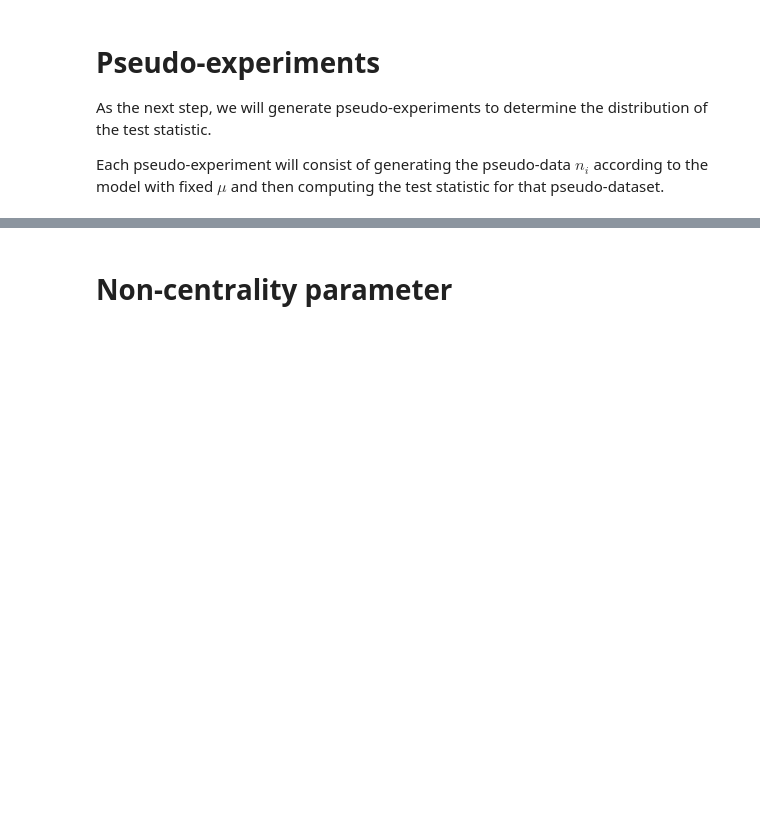
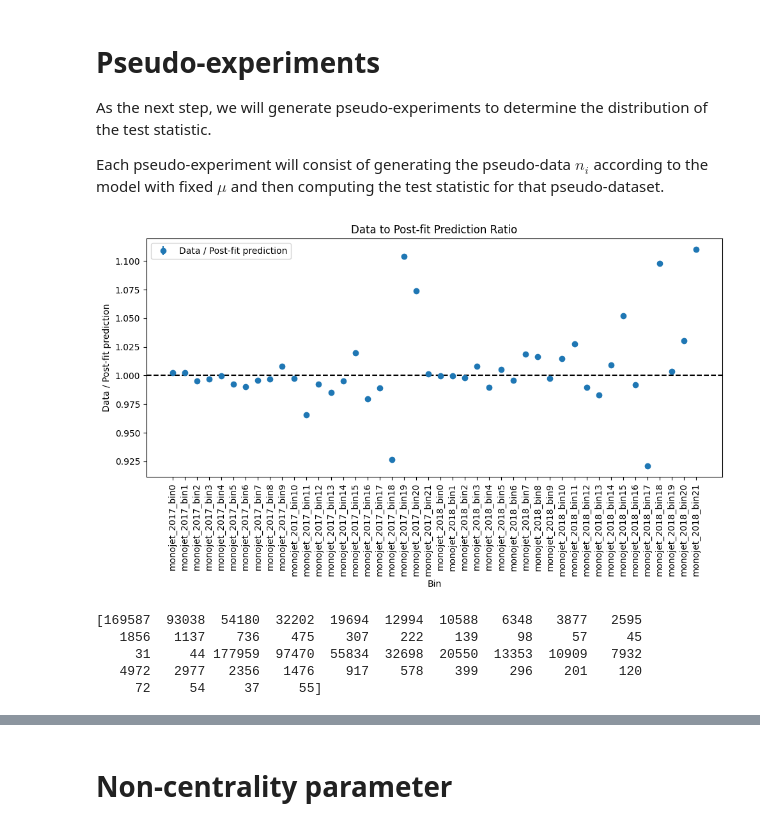
Before and after one commit to vojtechpleskot/covli, a Jupyter notebook: covli_development_monojet_cms_simplified_likelihood.ipynb, the cells around one changed output, grey strips where cells are left out. Saved outputs shown, nothing was run; the diff lists cells and outputs as text; code cells hidden in the pictures; blank space fills up the shorter version.

```diff
--- a/covli_development_monojet_cms_simplified_likelihood.ipynb
+++ b/covli_development_monojet_cms_simplified_likelihood.ipynb
@@ -185,7 +185,7 @@ b = np.array(monov_bkg)
 s = np.array([1.006524e+00, 9.487730e-01, 9.858989e-01, 1.056026e+00, 1.072526e+00, 1.167403e+00, 1.485036e+00, 1.592289e+00, 1.612914e+00, 1.678916e+00,  2.165677e+00,  2.330681e+00,  2.211054e+00,  2.145052e+00,  2.025424e+00,  2.392558e+00,  2.149177e+00,  1.827419e+00,  1.905796e+00,  1.563413e+00,  1.518037e+00,  2.037799e+00,
               1.151231e+00,  1.056284e+00,  1.145297e+00,  1.240244e+00,  1.258046e+00,  1.418269e+00,  1.620031e+00,  2.160042e+00,  2.225318e+00,  2.302462e+00,  2.990827e+00,  3.251931e+00,  3.038300e+00,  3.032366e+00,  2.866209e+00,  3.412154e+00,  2.907748e+00,  2.516092e+00,  2.676315e+00,  2.290593e+00,  2.189712e+00,  2.854341e+00])
 init_theta = np.zeros(len(b))
-mu = 0.375
+mu = 1
 
 def log_likelihood_factory(s, n, b, V):
 
@@ -314,3 +314,57 @@ def test_statistic(nll, mu, init_theta):
 As the next step, we will generate pseudo-experiments to determine the distribution of the test statistic.
 
 Each pseudo-experiment will consist of generating the pseudo-data $n_i$ according to the model with fixed $\mu$ and then computing the test statistic for that pseudo-dataset.
+# %%
+# Perform the fit and plot the ratio of the data to the post-fit prediction, which is given by mu_hat * s + b + theta_hat, where mu_hat and theta_hat are the values of the parameters at the minimum of the nll function.
+nll = log_likelihood_factory(s, n, b, V)
+minuit = Minuit(nll, [mu] + list(init_theta))
+minuit.fixed[0] = True
+minuit.migrad()
+minuit.hesse()
+
+# plot the ratio
+post_fit_prediction = minuit.values[0] * s + b + np.array(minuit.values[1:])
+plt.figure(figsize=(10, 6))
+plt.errorbar(bin_names, n / post_fit_prediction, yerr=0, fmt='o', label='Data / Post-fit prediction')
+plt.axhline(1, color='black', linestyle='--')
+plt.xticks(rotation=90)
+plt.xlabel('Bin')
+plt.ylabel('Data / Post-fit prediction')
+plt.title('Data to Post-fit Prediction Ratio')
+plt.legend()
+plt.tight_layout()
+plt.show()
+# %% [output]
+[figure, added]
+# %%
+# Generate the pseudo-experiments from the postfit nu = mu*s + b prediction.
+# Here, nu is a vector of expected yields in each bin.
+def generate_pseudo_experiments(mu, s, nu, b, V, n_toys = 1000):
+    nu = mu * s + b
+    pseudo_experiments = np.random.poisson(nu, size=(n_toys, len(nu)))
+    print(pseudo_experiments[0])
+
+    # evaluate the theta_hat values for the Asimov data to get a reasonable starting point for the minimization of the pseudo-experiments.
+    nll_asimov = log_likelihood_factory(s, nu, b, V)
+    minuit = Minuit(nll_asimov, [mu] + list(init_theta))
+    minuit.migrad()
+    minuit.hesse()
+
+    ts_toys = []
+    for i in range(len(pseudo_experiments)):
+        pseudo_n = pseudo_experiments[i]
+        nll = log_likelihood_factory(s, pseudo_n, b, V)
+        ts = test_statistic(nll, mu, init_theta)
+        ts_toys.append(ts)
+
+    return np.array(ts_toys)
+
+# generate_pseudo_experiments(mu, s, mu * s + b, b, V, n_toys = 1000)
+
+ts_toys_postfit = generate_pseudo_experiments(mu, s, post_fit_prediction, b, V, n_toys = 2000)
+# %% [output]
+[169587  93038  54180  32202  19694  12994  10588   6348   3877   2595
+   1856   1137    736    475    307    222    139     98     57     45
+     31     44 177959  97470  55834  32698  20550  13353  10909   7932
+   4972   2977   2356   1476    917    578    399    296    201    120
+     72     54     37     55]
```
Also changed, not shown: parts of 9 cells of this notebook.
